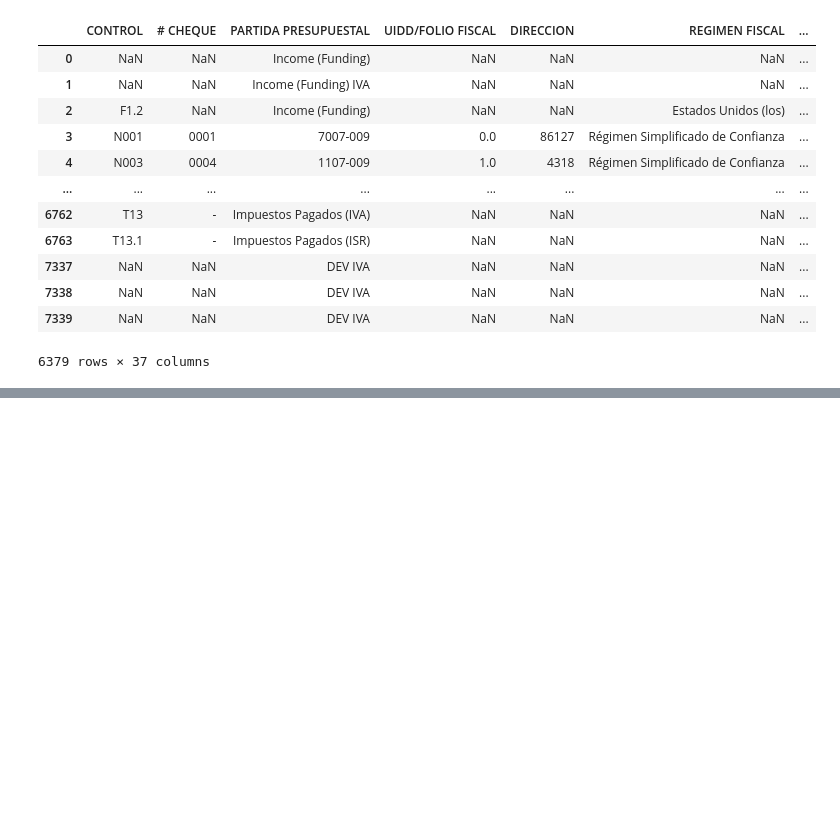
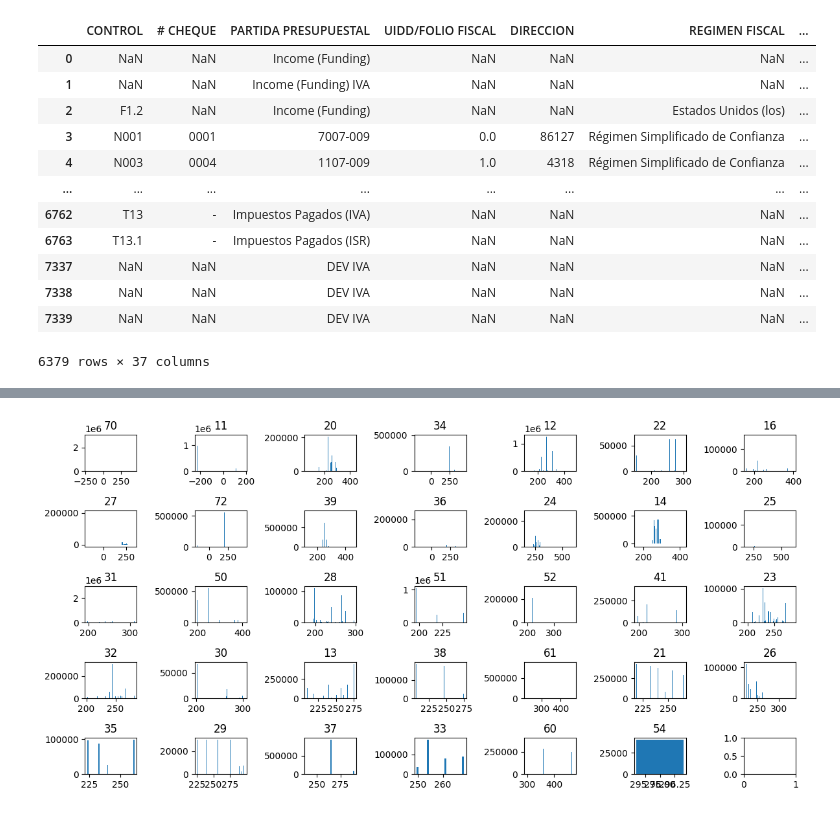
Before and after one commit to BertecM/Explore-proy, a Jupyter notebook: pryoecto.ipynb, the cells around one changed output, grey strips where cells are left out. Saved outputs shown, nothing was run; the diff lists cells and outputs as text; code cells hidden in the pictures; blank space fills up the shorter version.

```diff
--- a/pryoecto.ipynb
+++ b/pryoecto.ipynb
@@ -86,0 +159,15 @@ plt.show()
+# %%
+fig, axes = plt.subplots(5, 7, figsize=(12, 6))  # Crear figura con subgráficos
+
+
+for ax, i in zip(axes.flat, departamentos):
+    #otra.loc[otra["UNIDAD ESP."] == i, 'GASTO']
+    coso = list(df_numeros.loc[df_numeros["Cuentasd2"] == i, 'TOTAL'])
+    semanas = list(df_numeros.loc[df_numeros["Cuentasd2"] == i, "FECHA DE PAGO "])
+    ax.bar(semanas,coso,label=i)
+    ax.set_title(i)  # Opcional: título con el nombre del departamento
+
+plt.tight_layout()  # Ajusta los gráficos para evitar superposición
+plt.show()
+# %% [output]
+[figure, added]
```
Also changed, not shown: parts of 6 cells of this notebook.
